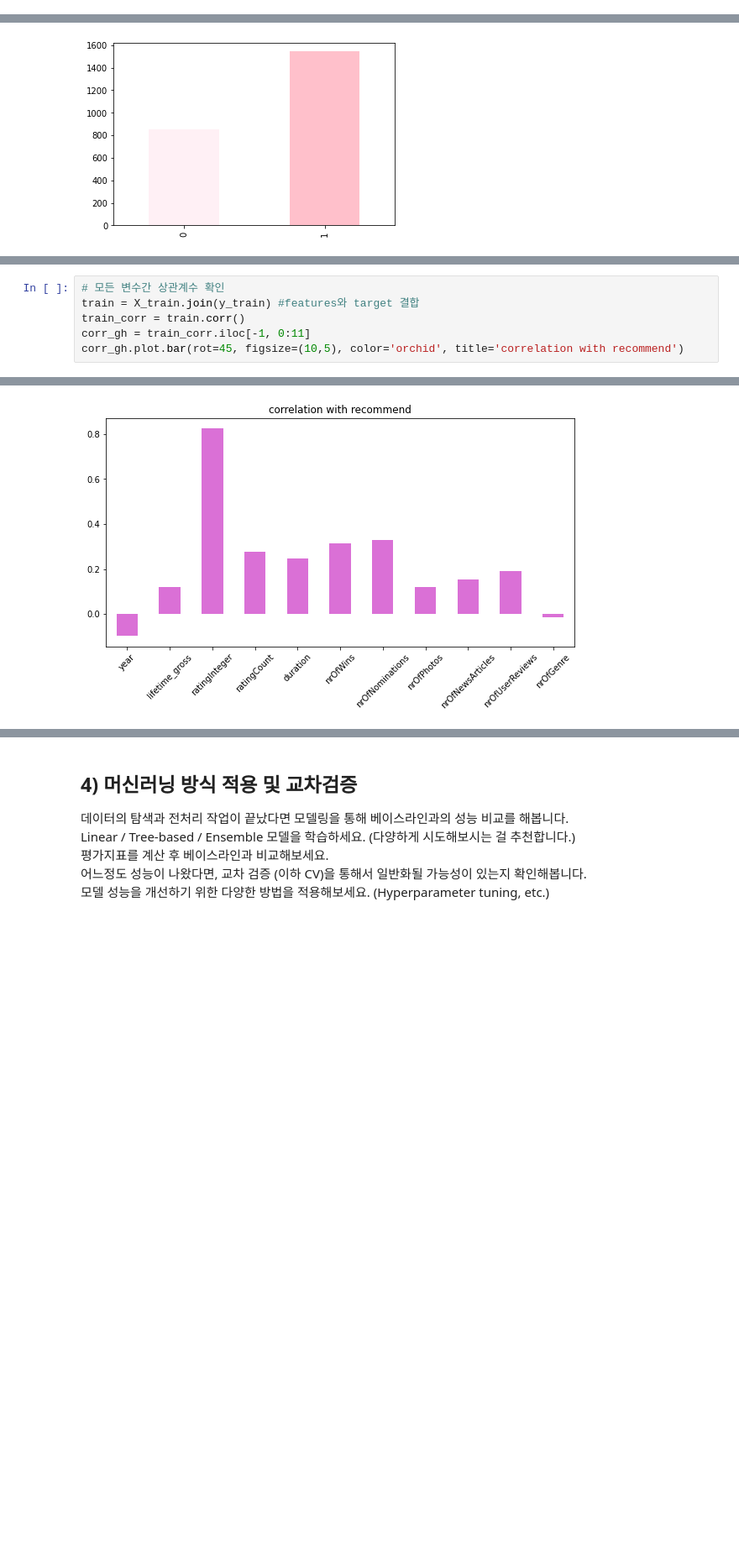
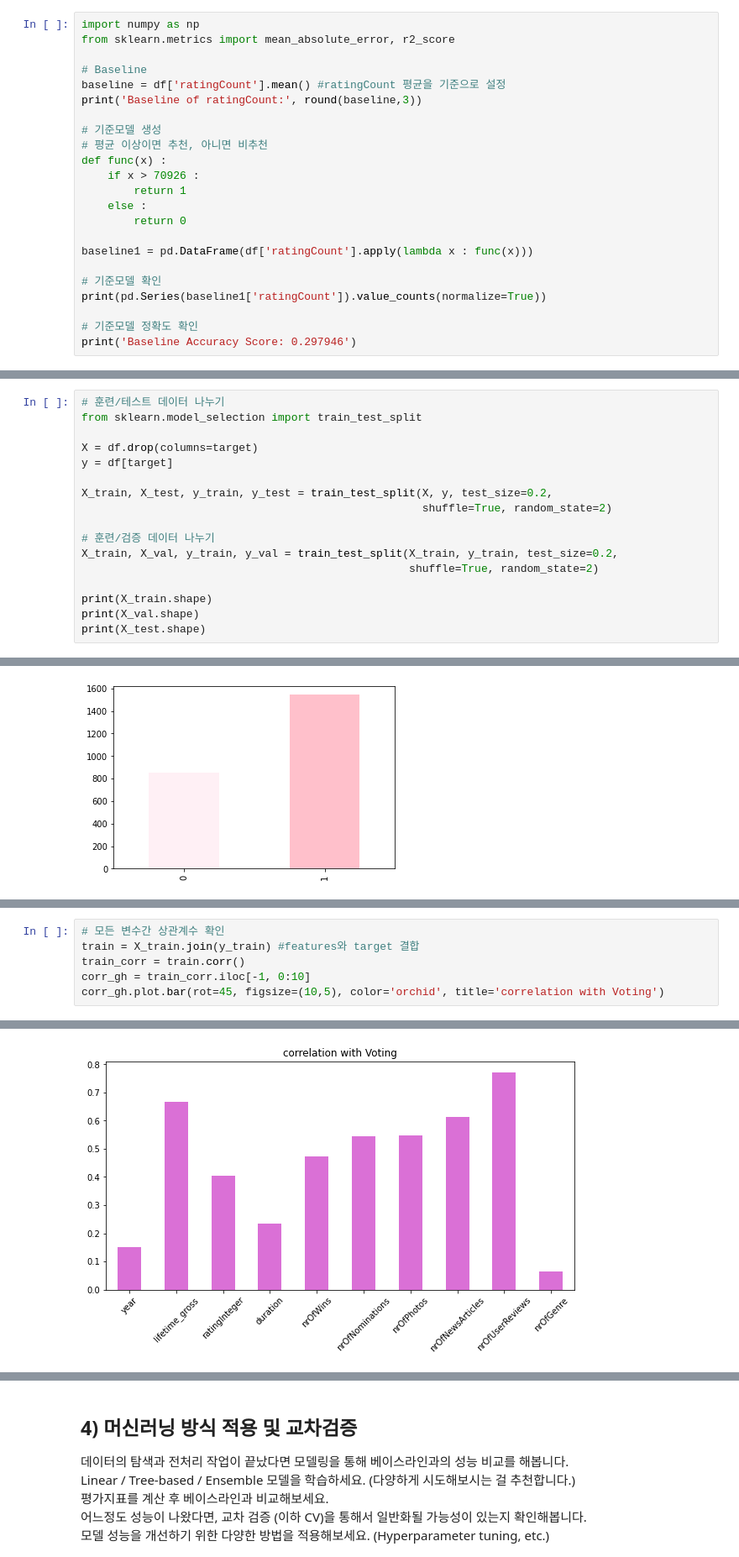
Before and after one commit to Shena2/project, a Jupyter notebook: section2/Section2_project_final.ipynb, the cells around one changed output, grey strips where cells are left out. Shown at 84% size. Drawn from its saved outputs; the diff is of its cells as text; blank space fills up the shorter version.

```diff
--- a/section2/Section2_project_final.ipynb
+++ b/section2/Section2_project_final.ipynb
@@ -100,0 +101,23 @@ df['recommend'] = df['ratingInteger'].apply(lambda x : reco(x))
+# %%
+import numpy as np
+from sklearn.metrics import mean_absolute_error, r2_score
+
+# Baseline
+baseline = df['ratingCount'].mean() #ratingCount 평균을 기준으로 설정
+print('Baseline of ratingCount:', round(baseline,3))
+
+# 기준모델 생성
+# 평균 이상이면 추천, 아니면 비추천
+def func(x) :
+    if x > 70926 :
+        return 1
+    else :
+        return 0
+
+baseline1 = pd.DataFrame(df['ratingCount'].apply(lambda x : func(x)))
+
+# 기준모델 확인
+print(pd.Series(baseline1['ratingCount']).value_counts(normalize=True))
+
+# 기준모델 정확도 확인
+print('Baseline Accuracy Score: 0.297946')
@@ -100,0 +130,17 @@ df['recommend'] = df['ratingInteger'].apply(lambda x : reco(x))
+# %%
+# 훈련/테스트 데이터 나누기
+from sklearn.model_selection import train_test_split
+
+X = df.drop(columns=target)
+y = df[target]
+
+X_train, X_test, y_train, y_test = train_test_split(X, y, test_size=0.2,
+                                                    shuffle=True, random_state=2)
+
+# 훈련/검증 데이터 나누기
+X_train, X_val, y_train, y_val = train_test_split(X_train, y_train, test_size=0.2,
+                                                  shuffle=True, random_state=2)
+
+print(X_train.shape)
+print(X_val.shape)
+print(X_test.shape)
@@ -224,9 +280,9 @@ reviews_corr
 # %%
 # 모든 변수간 상관계수 확인
 train = X_train.join(y_train) #features와 target 결합
 train_corr = train.corr()
-corr_gh = train_corr.iloc[-1, 0:11]
-corr_gh.plot.bar(rot=45, figsize=(10,5), color='orchid', title='correlation with recommend')
+corr_gh = train_corr.iloc[-1, 0:10]
+corr_gh.plot.bar(rot=45, figsize=(10,5), color='orchid', title='correlation with Voting')
 # %% [output]
 <matplotlib.axes._subplots.AxesSubplot at 0x...>
-[figure, old version]
+[figure, new version]
```
Also changed, not shown: parts of 28 cells of this notebook.
